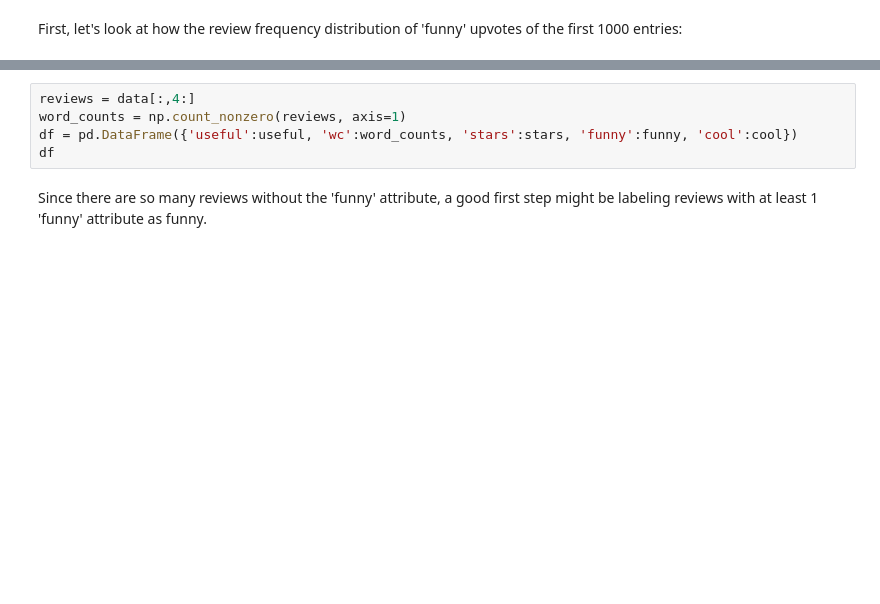
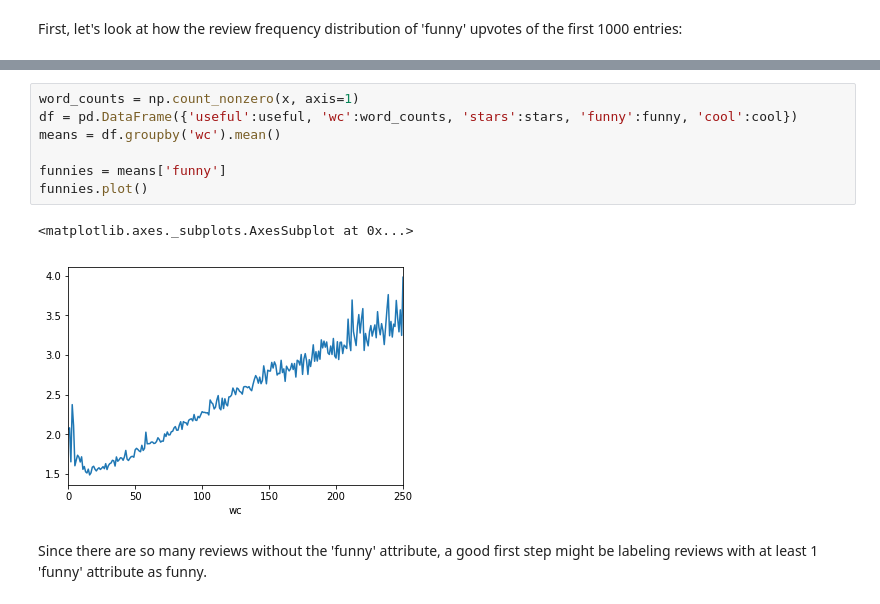
Before and after one commit to franktcao/data_incubator_challenge, a Jupyter notebook: yelp_what_is_funny.ipynb, the cells around one changed output, grey strips where cells are left out. Cells and saved outputs as stored; diff of their text form; blank space fills up the shorter version.

```diff
--- a/yelp_what_is_funny.ipynb
+++ b/yelp_what_is_funny.ipynb
@@ -245,8 +245,13 @@ plt.hist(funny[:1000])
 # %%
-reviews = data[:,4:]
-word_counts = np.count_nonzero(reviews, axis=1)
+word_counts = np.count_nonzero(x, axis=1)
 df = pd.DataFrame({'useful':useful, 'wc':word_counts, 'stars':stars, 'funny':funny, 'cool':cool})
-df
+means = df.groupby('wc').mean()
+
+funnies = means['funny']
+funnies.plot()
+# %% [output]
+<matplotlib.axes._subplots.AxesSubplot at 0x...>
+[figure, added]
 # %% [markdown]
 Since there are so many reviews without the 'funny' attribute, a good first step might be labeling reviews with at least 1 'funny' attribute as funny.
 # %% [markdown]
```
Also changed, not shown: parts of 23 cells of this notebook.
